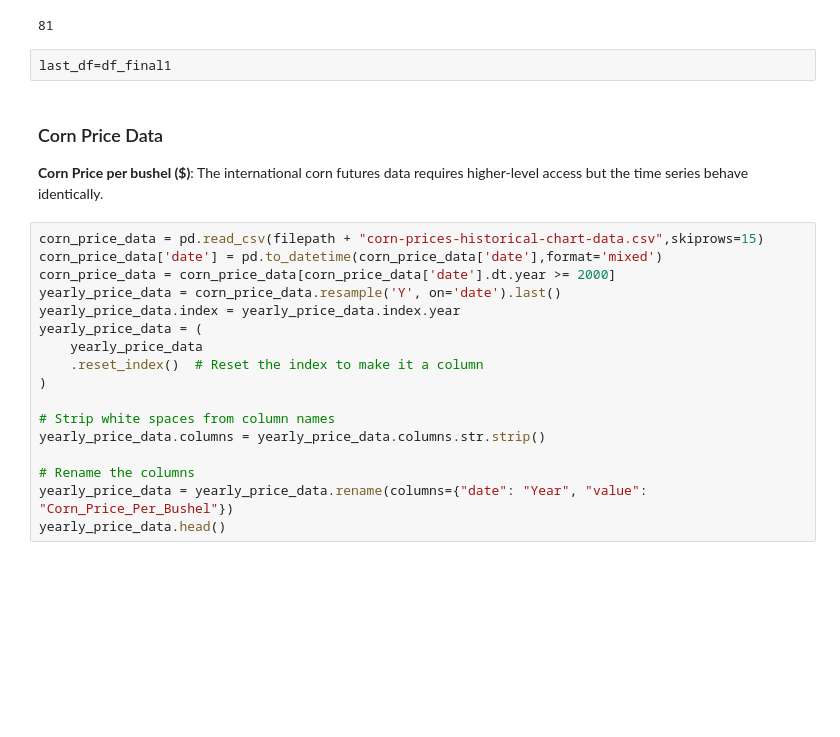
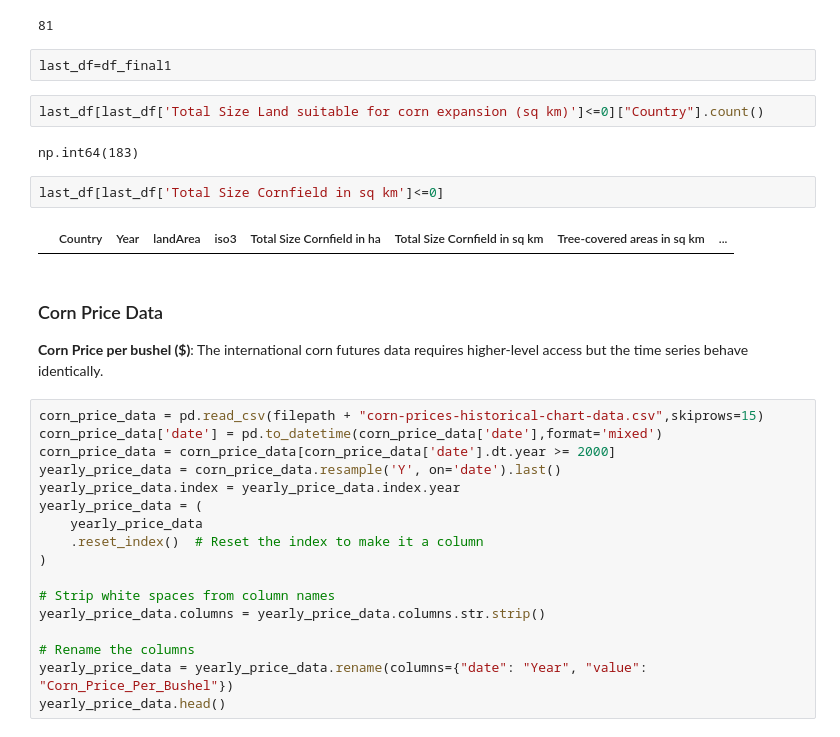
Before and after one commit to ZeliaDec/DataScience, a Jupyter notebook: Data_Notebook.ipynb, the cells around one changed output. Cells and saved outputs as stored; diff of their text form; blank space fills up the shorter version.

```diff
--- a/Data_Notebook.ipynb
+++ b/Data_Notebook.ipynb
@@ -851,6 +851,14 @@ len(df_final1['Country'].unique())
 81
 # %%
 last_df=df_final1
+# %%
+last_df[last_df['Total Size Land suitable for corn expansion (sq km)']<=0]["Country"].count()
+# %% [output]
+np.int64(183)
+# %%
+last_df[last_df['Total Size Cornfield in sq km']<=0]
+# %% [output]
+|  | Country | Year | landArea | iso3 | Total Size Cornfield in ha | Total Size Cornfield in sq km | Tree-covered areas in sq km | ... |
 # %% [markdown]
 ### Corn Price Data
 
```
Also changed, not shown: 2 other files.
